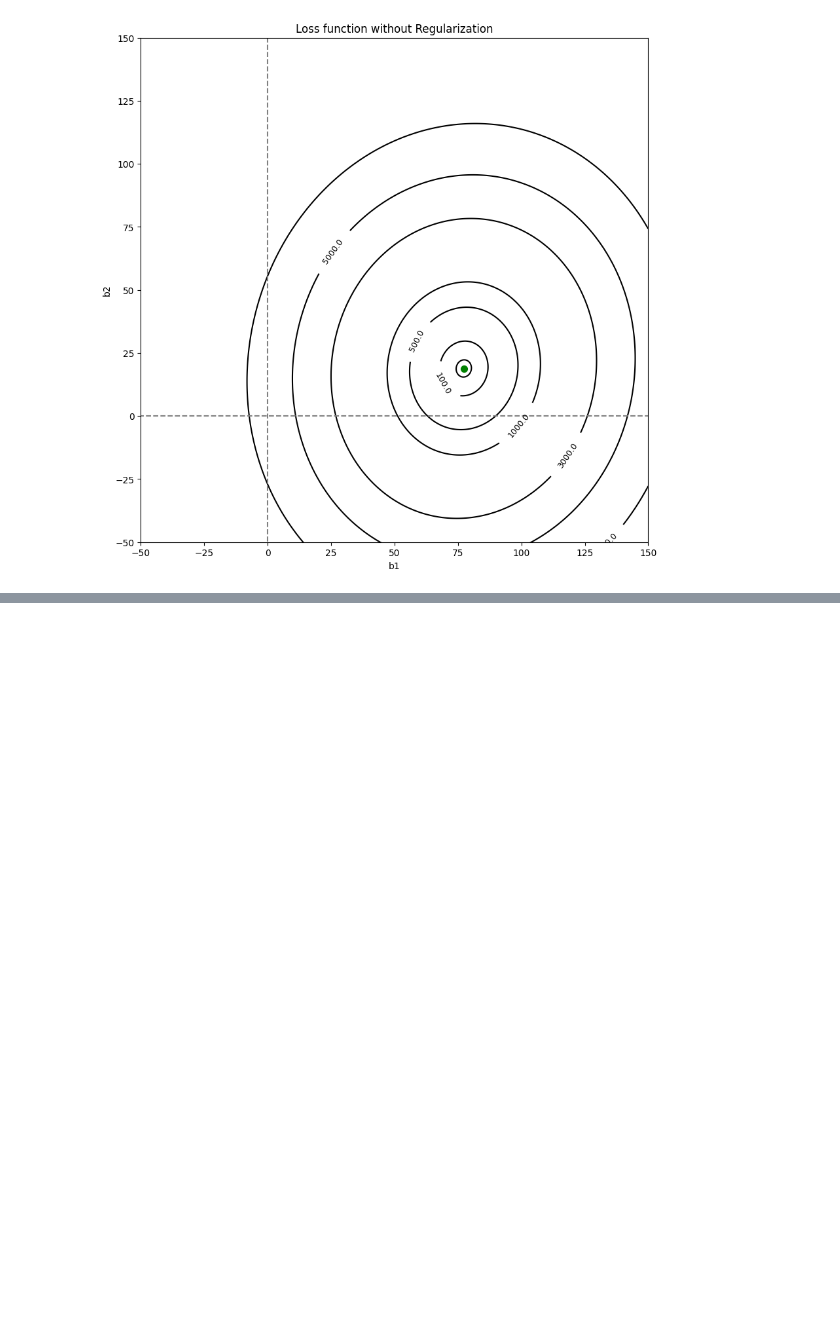
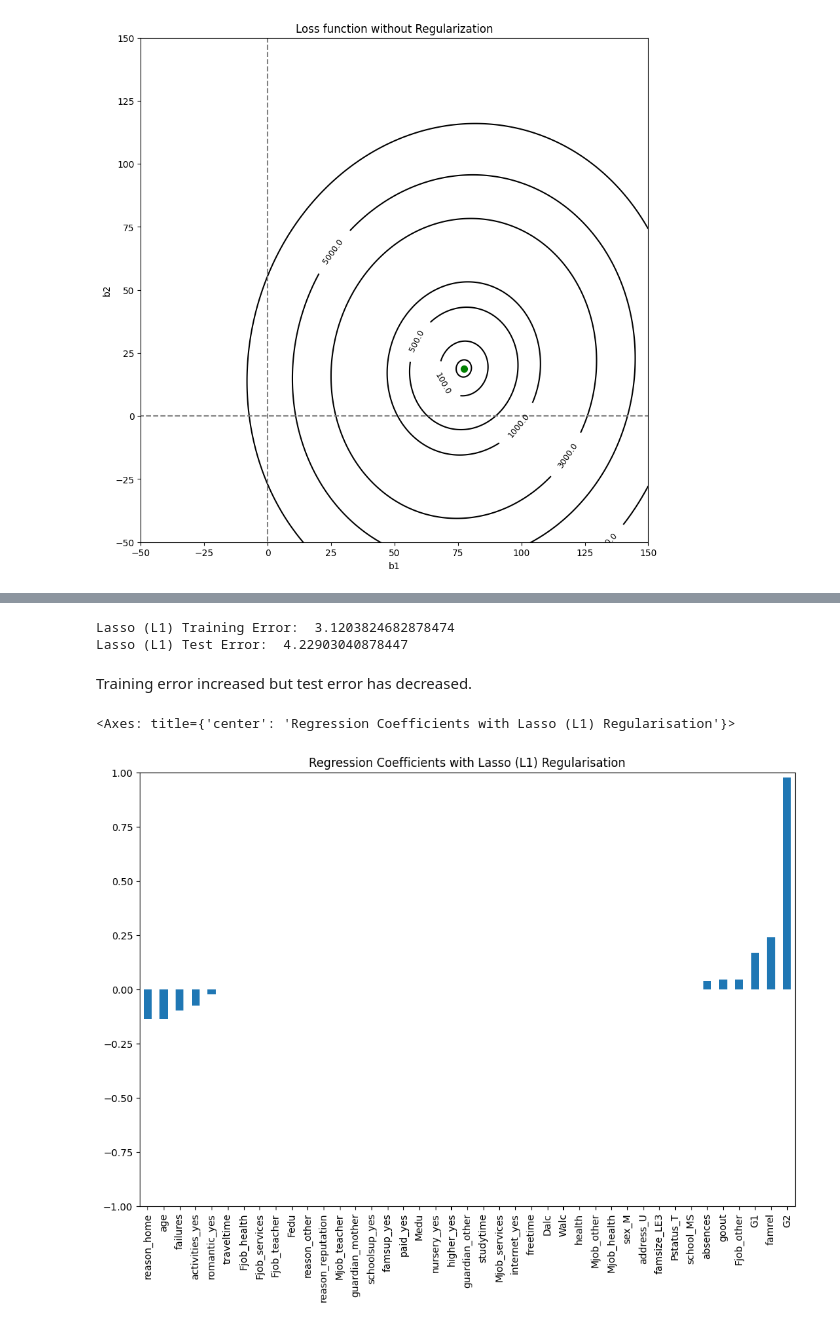
Before and after one commit to JTrehan1/MachineLearningPortfolio, a Jupyter notebook: Regularisation/Regularisation.ipynb, the cells around one changed output, grey strips where cells are left out. Drawn from its saved outputs; the diff is of its cells as text; code cells hidden in the pictures; blank space fills up the shorter version.

Commit message:
Regularisation methods, ridge and lasso methods using student results as an example dataset.

```diff
--- a/Regularisation/Regularisation.ipynb
+++ b/Regularisation/Regularisation.ipynb
@@ -17,7 +17,7 @@ Regularisation helps makes models more generalisable.
 # %%
 import pandas as pd
 
-df = pd.read_csv("/Users/jai/Documents/GitHub/MachineLearningPortfolio/Regularisation/student_math.csv")
+df = pd.read_csv("student_math.csv")
 
 y = df["Final_Grade"]
 X = df.drop(columns=["Final_Grade"])
@@ -122,0 +163,28 @@ Following this logic, the center of this set of concentric ellipses should repre
+# %%
+from sklearn.linear_model import Lasso
+
+lasso = Lasso(alpha=0.1)
+lasso.fit(X_train, y_train)
+
+l1_pred_train = lasso.predict(X_train)
+l1_mse_train = np.mean((l1_pred_train - y_train)**2)
+
+l1_pred_test = lasso.predict(X_test)
+l1_mse_test = np.mean((l1_pred_test - y_test)**2)
+
+print("Lasso (L1) Training Error: ", l1_mse_train)
+print("Lasso (L1) Test Error: ", l1_mse_test)
+# %% [output]
+Lasso (L1) Training Error:  3.1203824682878474
+Lasso (L1) Test Error:  4.22903040878447
+# %% [markdown]
+Training error increased but test error has decreased.
+# %%
+predictors = X.columns
+coef = pd.Series(lasso.coef_,predictors).sort_values()
+plt.figure(figsize = (12,8))
+plt.ylim(-1.0,1.0)
+coef.plot(kind='bar', title='Regression Coefficients with Lasso (L1) Regularisation')
+# %% [output]
+<Axes: title={'center': 'Regression Coefficients with Lasso (L1) Regularisation'}>
+[figure, added]
```
Also changed, not shown: parts of 8 cells of this notebook.
